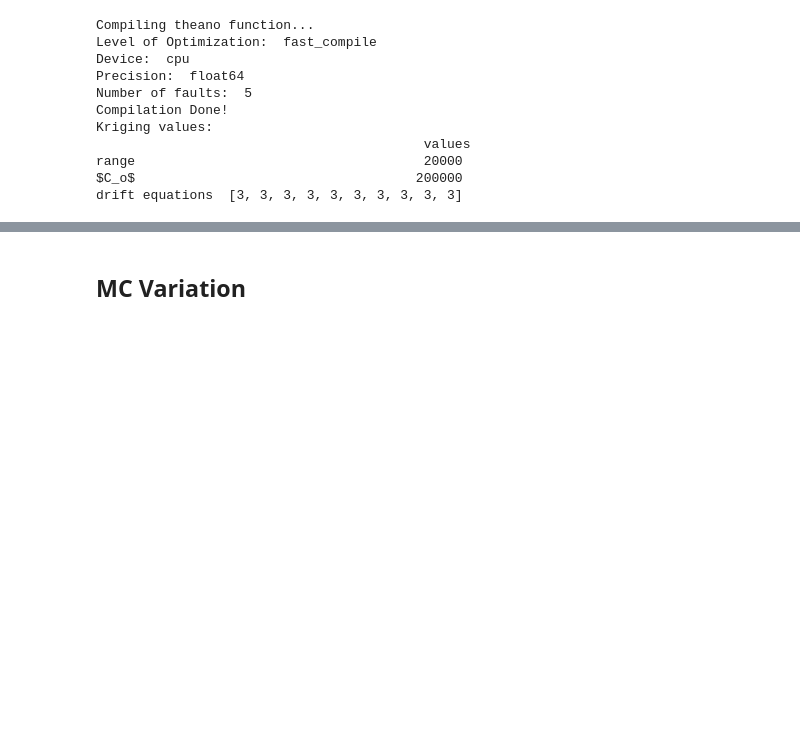
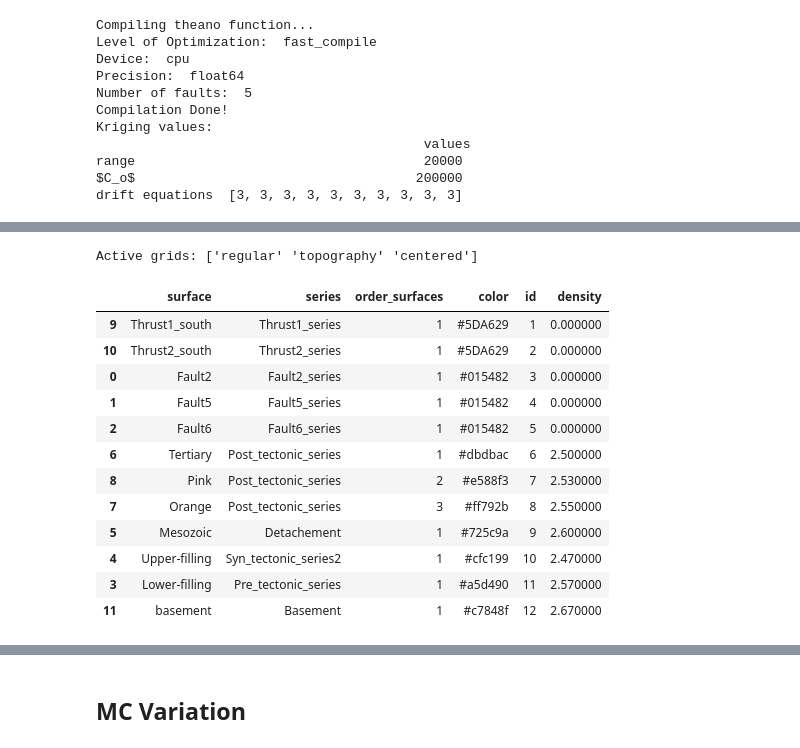
Before and after one commit to Japhiolite/PCT-modelling, a Jupyter notebook: notebooks/PCT_Create_MC_Ensemble.ipynb, the cells around one changed output, grey strips where cells are left out. Cells and saved outputs as stored; diff of their text form; code cells hidden in the pictures; blank space fills up the shorter version.

```diff
--- a/notebooks/PCT_Create_MC_Ensemble.ipynb
+++ b/notebooks/PCT_Create_MC_Ensemble.ipynb
@@ -143,0 +158,26 @@ sol = gp.compute_model(geo_model, compute_mesh=True)
+# %%
+from gempy.assets.geophysics import GravityPreprocessing
+geo_model.set_centered_grid(station_coordinates,  resolution = [10, 10, 15], radius=6000)
+g = GravityPreprocessing(geo_model.grid.centered_grid)
+tz = g.set_tz_kernel()
+# %% [output]
+Active grids: ['regular' 'topography' 'centered']
+# %%
+# add densities - from abdelfettah 2014
+densities = [0, 0, 0, 0, 0, 2.5, 2.53, 2.55,
+             2.60, 2.47, 2.57, 2.67]
+geo_model.add_surface_values(densities, ['density'])
+# %% [output]
+|  | surface | series | order_surfaces | color | id | density |
+| 9 | Thrust1_south | Thrust1_series | 1 | #5DA629 | 1 | 0.000000 |
+| 10 | Thrust2_south | Thrust2_series | 1 | #5DA629 | 2 | 0.000000 |
+| 0 | Fault2 | Fault2_series | 1 | #015482 | 3 | 0.000000 |
+| 1 | Fault5 | Fault5_series | 1 | #015482 | 4 | 0.000000 |
+| 2 | Fault6 | Fault6_series | 1 | #015482 | 5 | 0.000000 |
+| 6 | Tertiary | Post_tectonic_series | 1 | #dbdbac | 6 | 2.500000 |
+| 8 | Pink | Post_tectonic_series | 2 | #e588f3 | 7 | 2.530000 |
+| 7 | Orange | Post_tectonic_series | 3 | #ff792b | 8 | 2.550000 |
+| 5 | Mesozoic | Detachement | 1 | #725c9a | 9 | 2.600000 |
+| 4 | Upper-filling | Syn_tectonic_series2 | 1 | #cfc199 | 10 | 2.470000 |
+| 3 | Lower-filling | Pre_tectonic_series | 1 | #a5d490 | 11 | 2.570000 |
+| 11 | basement | Basement | 1 | #c7848f | 12 | 2.670000 |
```
Also changed, not shown: parts of 10 cells of this notebook, 2 other files.
